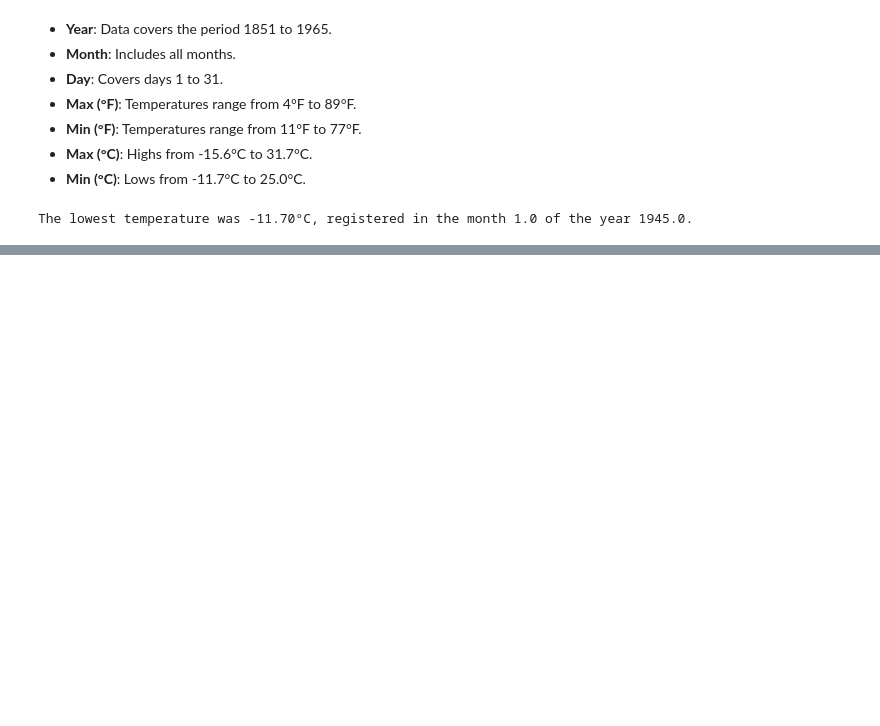
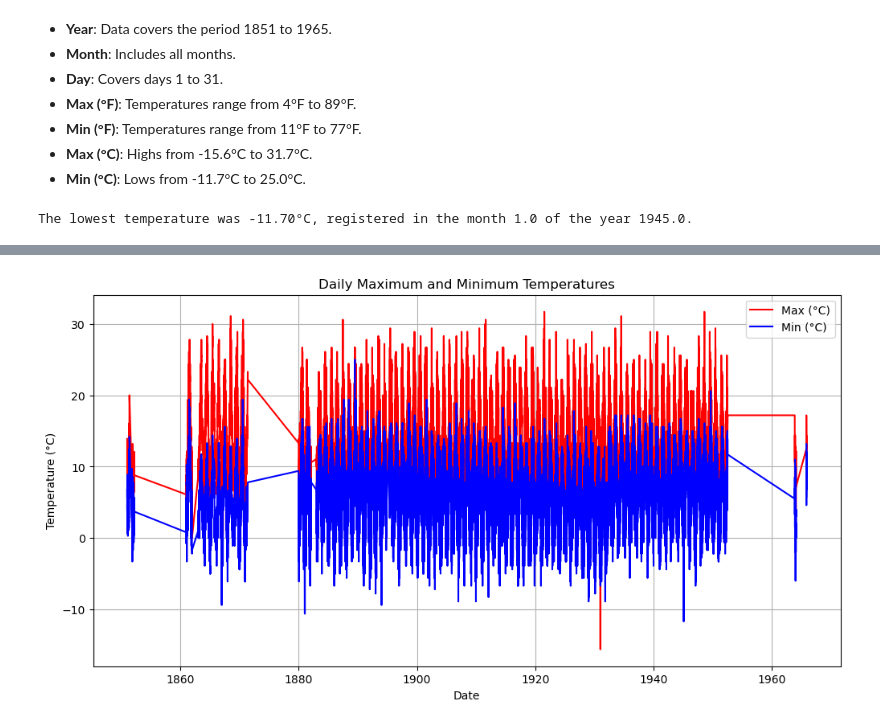
Before and after one commit to GabrielaDomiciano/PFDA_project, a Jupyter notebook: ireland_weather.ipynb, the cells around one changed output, grey strips where cells are left out. Saved outputs shown, nothing was run; the diff lists cells and outputs as text; code cells hidden in the pictures; blank space fills up the shorter version.

```diff
--- a/ireland_weather.ipynb
+++ b/ireland_weather.ipynb
@@ -92,0 +92,31 @@ The highest temperature was 15.00°C, registered in the month 7.0 of the year 19
+# %%
+
+# Removing rows with missing values in the maximum temperature column and creating a new copy to avoid warnings
+df_cleaned = nui_df.dropna(subset=["Max (°C)"]).copy()
+
+# Creating a date column using 'Year', 'Month', and 'Day' for easier temporal analysis
+df_cleaned.loc[:, 'Date'] = pd.to_datetime(df_cleaned[['Year', 'Month', 'Day']])
+
+# Sorting the DataFrame by date to ensure data is in chronological order
+df_cleaned = df_cleaned.sort_values('Date').reset_index(drop=True)
+
+# Calculating the sum of maximum temperatures for each rolling 7-day window
+df_cleaned['7_day_sum'] = df_cleaned['Max (°C)'].rolling(window=7).sum()
+
+# Finding the row with the highest 7-day sum of maximum temperatures
+hottest_week_row = df_cleaned.loc[df_cleaned['7_day_sum'].idxmax()]
+
+# Determining the start and end dates of the hottest week
+hottest_week_end = hottest_week_row['Date']
+hottest_week_start = hottest_week_end - pd.Timedelta(days=6)
+
+# Extracting the 7 days of the hottest week
+hottest_week_df = df_cleaned[
+    (df_cleaned['Date'] >= hottest_week_start) & (df_cleaned['Date'] <= hottest_week_end)
+]
+
+# Displaying the 7 days and their temperatures
+print(f"The hottest week was from {hottest_week_start.strftime('%Y-%m-%d')} to {hottest_week_end.strftime('%Y-%m-%d')}.")
+print("Temperatures for the 7 days:")
+
+print(hottest_week_df[['Date', 'Max (°C)', 'Min (°C)']])
@@ -92,0 +134,14 @@ The highest temperature was 15.00°C, registered in the month 7.0 of the year 19
+# %%
+
+# Daily max and min temperatures
+plt.figure(figsize=(12, 6))
+plt.plot(df_cleaned['Date'], df_cleaned['Max (°C)'], label='Max (°C)', color='red')
+plt.plot(df_cleaned['Date'], df_cleaned['Min (°C)'], label='Min (°C)', color='blue')
+plt.title('Daily Maximum and Minimum Temperatures')
+plt.xlabel('Date')
+plt.ylabel('Temperature (°C)')
+plt.legend()
+plt.grid()
+plt.show()
+# %% [output]
+[figure, added]
```
Also changed, not shown: parts of 17 cells of this notebook, 1 other file.
